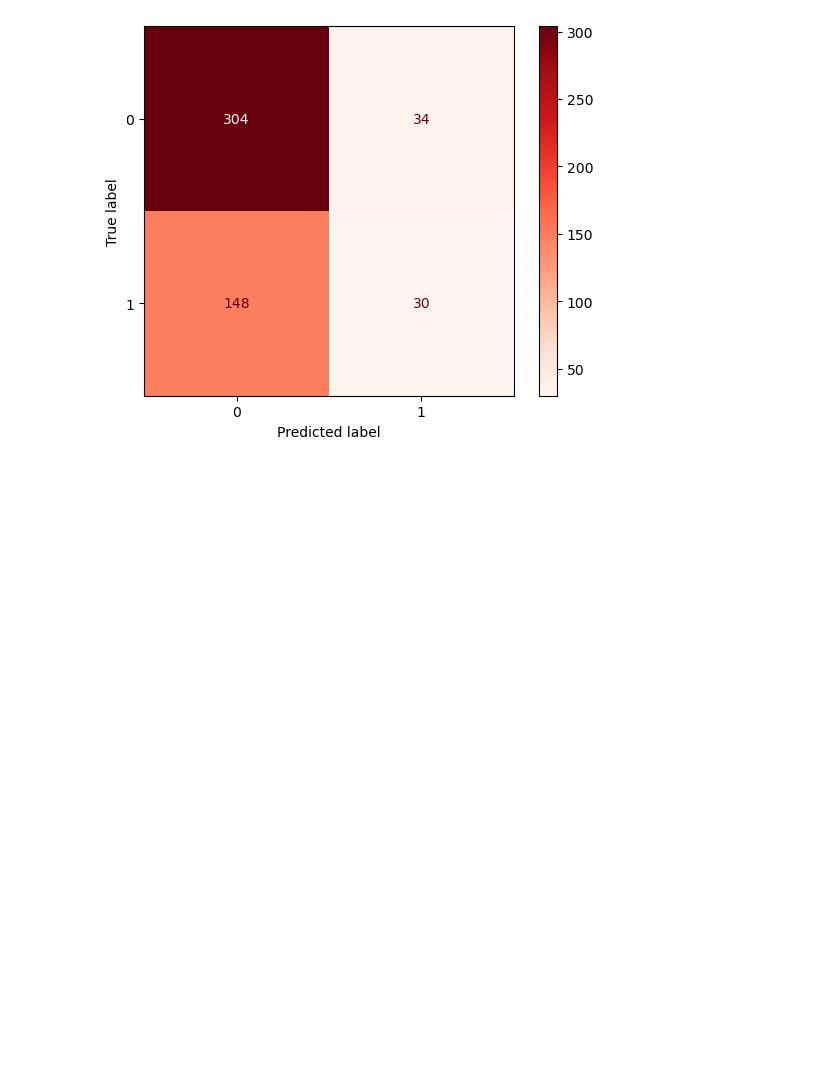
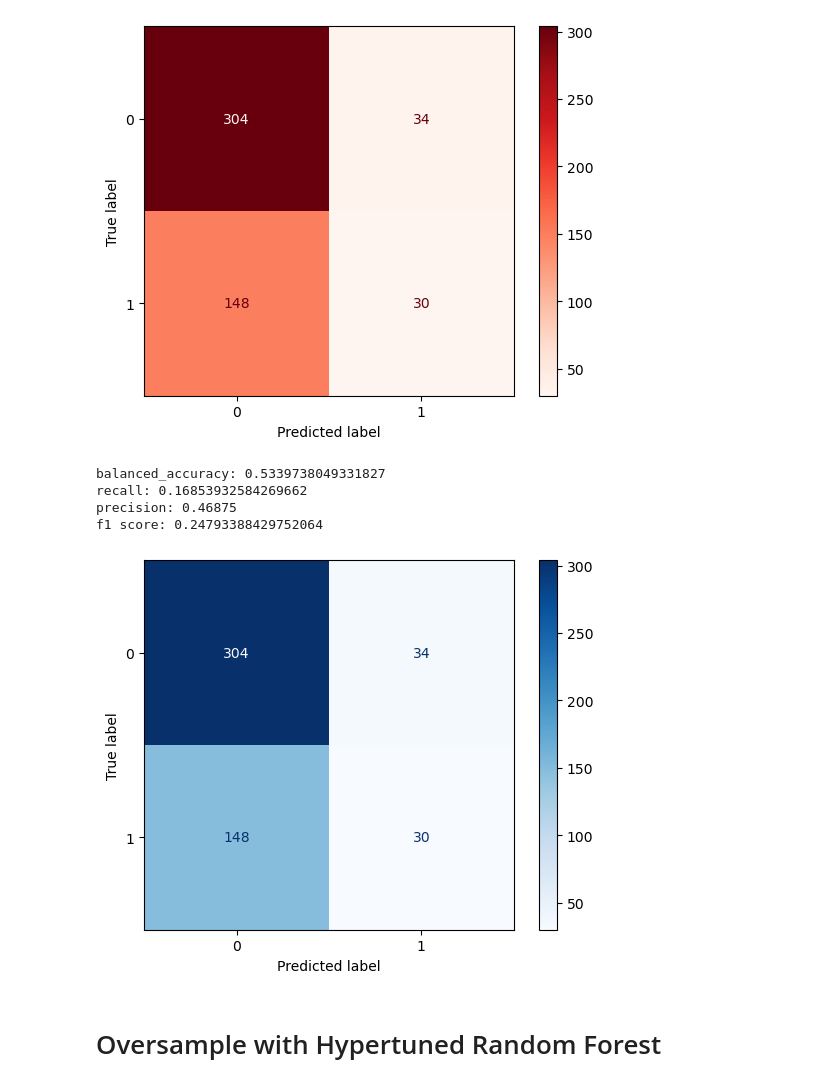
Before and after one commit to dxk613/capstone_project, a Jupyter notebook: code/rf_model2.ipynb, the cells around one changed output. Cells and saved outputs as stored; diff of their text form; code cells hidden in the pictures; blank space fills up the shorter version.

```diff
--- a/code/rf_model2.ipynb
+++ b/code/rf_model2.ipynb
@@ -17,6 +17,28 @@ from sklearn.ensemble import RandomForestClassifier
 
 from sklearn.metrics import roc_auc_score
 from sklearn.metrics import confusion_matrix, ConfusionMatrixDisplay
+# %%
+def evaluation(X_test, y_test, preds, model):
+    ConfusionMatrixDisplay.from_estimator(model, X_test, y_test, cmap='Blues')
+
+    b_acc = balanced_accuracy_score(y_test, preds)
+    recall = recall_score(y_test, preds, pos_label = 1)
+    prec = precision_score(y_test, preds, pos_label = 1)
+    f1 = f1_score(y_test, preds, pos_label = 1)
+
+    print(f'balanced_accuracy: {b_acc}')
+    print(f'recall: {recall}')
+    print(f'precision: {prec}')
+    print(f'f1 score: {f1}')
+
+    return {
+        'balanced_accuracy': b_acc,
+        'recall': recall,
+        'precision': prec,
+        'f1_score': f1
+    }
+# %%
+scores = []
 # %%
 # reading the youth model dataset
 youth_model = pd.read_csv("datasets/youth_model.csv")
@@ -68,3 +90,15 @@ rf.score(X_test, y_test)
 ConfusionMatrixDisplay.from_estimator(rf, X_test, y_test, cmap = 'Reds');
 # %% [output]
 [figure]
+# %%
+preds1 = rf.predict(X_test)
+# %%
+scores.append(evaluation(X_test, y_test, preds1, rf))
+# %% [output]
+balanced_accuracy: 0.5339738049331827
+recall: 0.16853932584269662
+precision: 0.46875
+f1 score: 0.24793388429752064
+[figure, added]
+# %% [markdown]
+# Oversample with Hypertuned Random Forest
```
Also changed, not shown: parts of 38 cells of this notebook.
